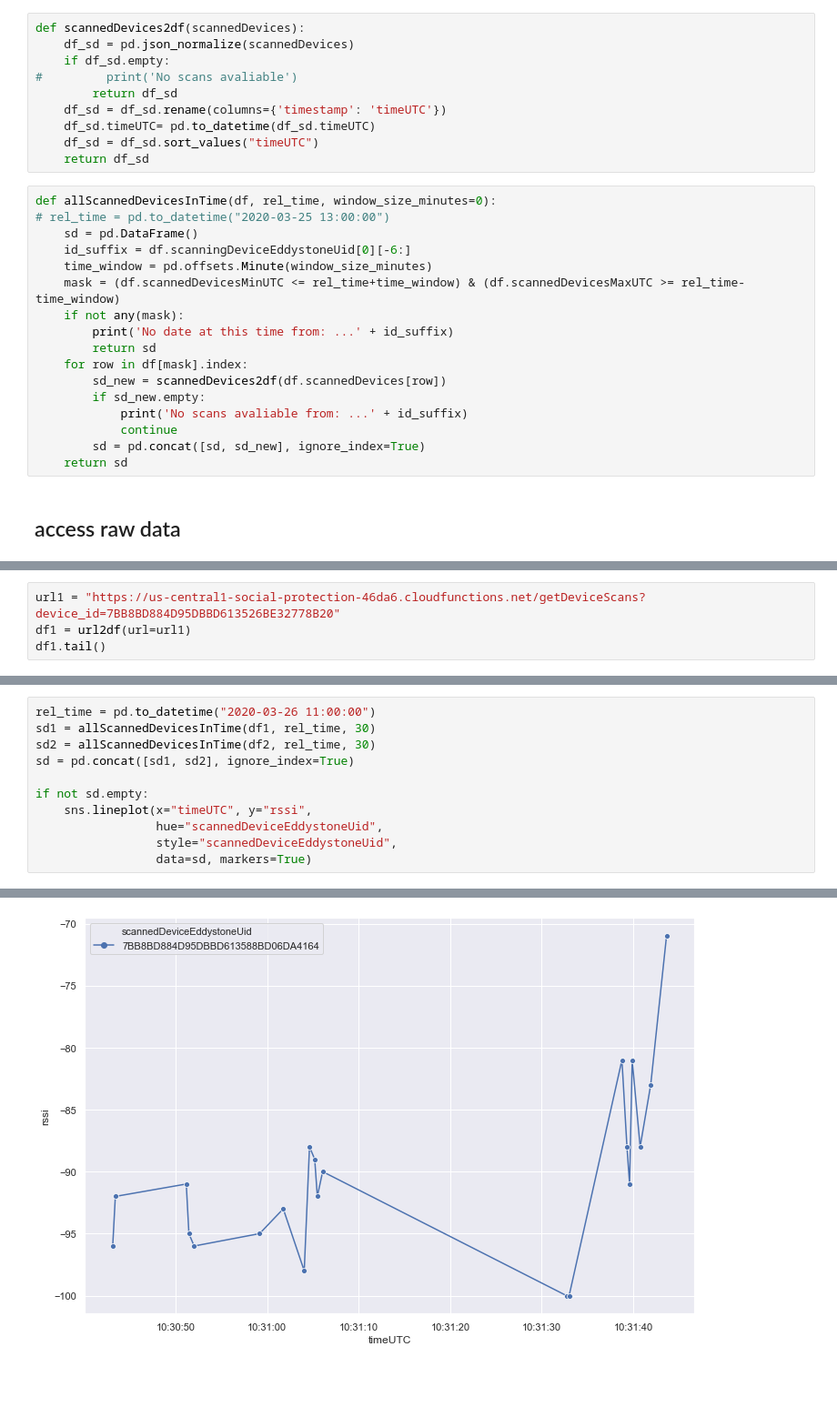
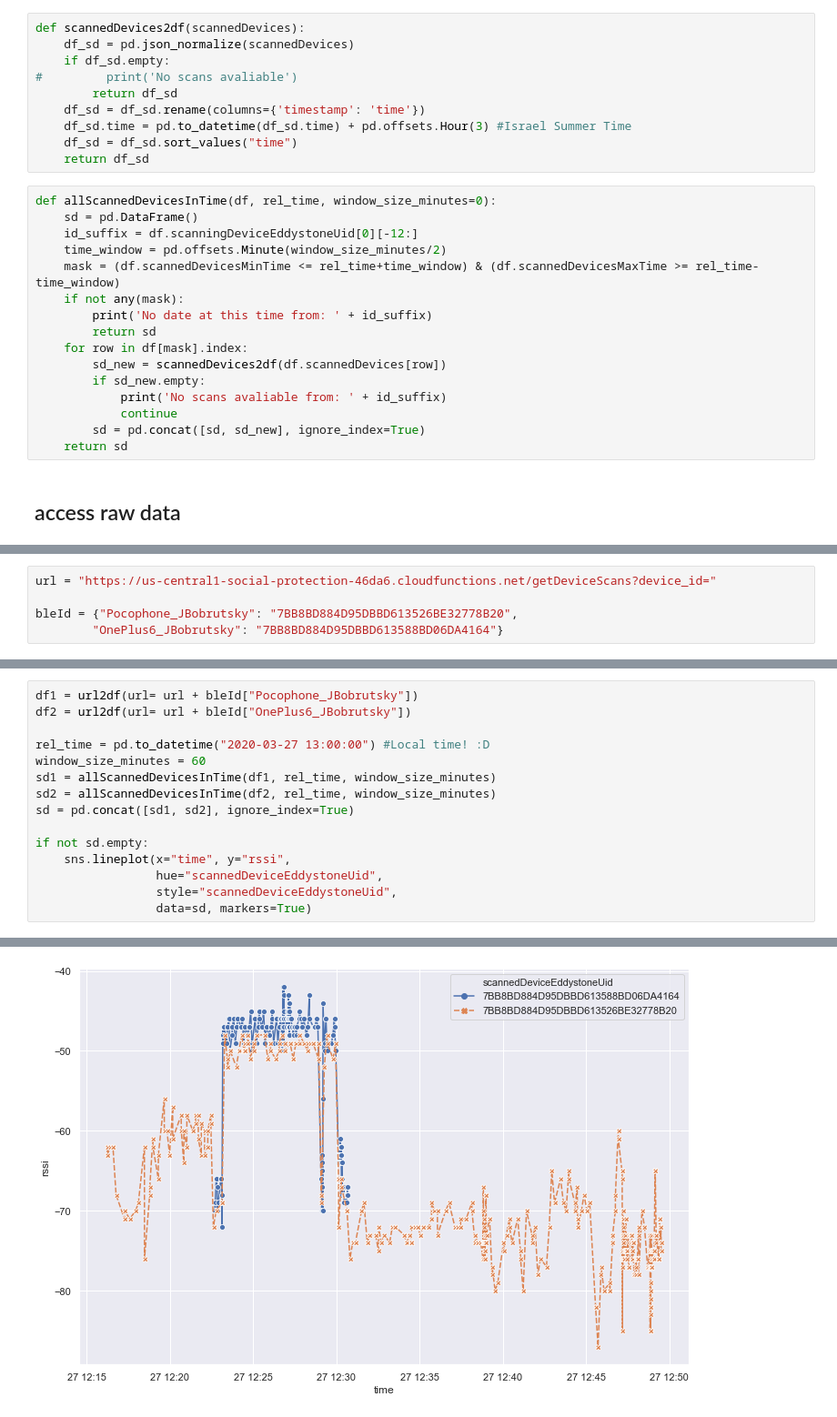
Before and after one commit to CylocTeam/BluetoothGeoClustering, a Jupyter notebook: bluetooth_read_data.ipynb, the cells around one changed output, grey strips where cells are left out. Shown at 91% size. Cells and saved outputs as stored; diff of their text form; blank space fills up the shorter version.

Commit message:
Convert to Israel Summer Time

```diff
--- a/bluetooth_read_data.ipynb
+++ b/bluetooth_read_data.ipynb
@@ -21,24 +22,23 @@ def scannedDevices2df(scannedDevices):
     if df_sd.empty:
 #         print('No scans avaliable')
         return df_sd
-    df_sd = df_sd.rename(columns={'timestamp': 'timeUTC'})
-    df_sd.timeUTC= pd.to_datetime(df_sd.timeUTC)
-    df_sd = df_sd.sort_values("timeUTC")
+    df_sd = df_sd.rename(columns={'timestamp': 'time'})
+    df_sd.time = pd.to_datetime(df_sd.time) + pd.offsets.Hour(3) #Israel Summer Time
+    df_sd = df_sd.sort_values("time")
     return df_sd
 # %%
 def allScannedDevicesInTime(df, rel_time, window_size_minutes=0):
-# rel_time = pd.to_datetime("2020-03-25 13:00:00")
     sd = pd.DataFrame()
-    id_suffix = df.scanningDeviceEddystoneUid[0][-6:]
-    time_window = pd.offsets.Minute(window_size_minutes)
-    mask = (df.scannedDevicesMinUTC <= rel_time+time_window) & (df.scannedDevicesMaxUTC >= rel_time-time_window)
+    id_suffix = df.scanningDeviceEddystoneUid[0][-12:]
+    time_window = pd.offsets.Minute(window_size_minutes/2)
+    mask = (df.scannedDevicesMinTime <= rel_time+time_window) & (df.scannedDevicesMaxTime >= rel_time-time_window)
     if not any(mask):
-        print('No date at this time from: ...' + id_suffix)
+        print('No date at this time from: ' + id_suffix)
         return sd
     for row in df[mask].index:
         sd_new = scannedDevices2df(df.scannedDevices[row])
         if sd_new.empty:
-            print('No scans avaliable from: ...' + id_suffix)
+            print('No scans avaliable from: ' + id_suffix)
             continue
         sd = pd.concat([sd, sd_new], ignore_index=True)
     return sd
@@ -49,4 +47,5 @@ def allScannedDevicesInTime(df, rel_time, window_size_minutes=0):
 # %%
-url1 = "https://us-central1-social-protection-46da6.cloudfunctions.net/getDeviceScans?device_id=7BB8BD884D95DBBD613526BE32778B20"
-df1 = url2df(url=url1)
-df1.tail()
+url = "https://us-central1-social-protection-46da6.cloudfunctions.net/getDeviceScans?device_id="
+
+bleId = {"Pocophone_JBobrutsky": "7BB8BD884D95DBBD613526BE32778B20",
+        "OnePlus6_JBobrutsky": "7BB8BD884D95DBBD613588BD06DA4164"}
@@ -75,11 +52,15 @@ df2.tail()
 # %%
-rel_time = pd.to_datetime("2020-03-26 11:00:00")
-sd1 = allScannedDevicesInTime(df1, rel_time, 30)
-sd2 = allScannedDevicesInTime(df2, rel_time, 30)
+df1 = url2df(url= url + bleId["Pocophone_JBobrutsky"])
+df2 = url2df(url= url + bleId["OnePlus6_JBobrutsky"])
+
+rel_time = pd.to_datetime("2020-03-27 13:00:00") #Local time! :D
+window_size_minutes = 60
+sd1 = allScannedDevicesInTime(df1, rel_time, window_size_minutes)
+sd2 = allScannedDevicesInTime(df2, rel_time, window_size_minutes)
 sd = pd.concat([sd1, sd2], ignore_index=True)
 
 if not sd.empty:
-    sns.lineplot(x="timeUTC", y="rssi",
+    sns.lineplot(x="time", y="rssi",
                  hue="scannedDeviceEddystoneUid",
                  style="scannedDeviceEddystoneUid",
                  data=sd, markers=True)
@@ -99 +73 @@ No scans avaliable from: ...DA4164
-[figure, old version]
+[figure, new version]
```
Also changed, not shown: parts of 8 cells of this notebook.
